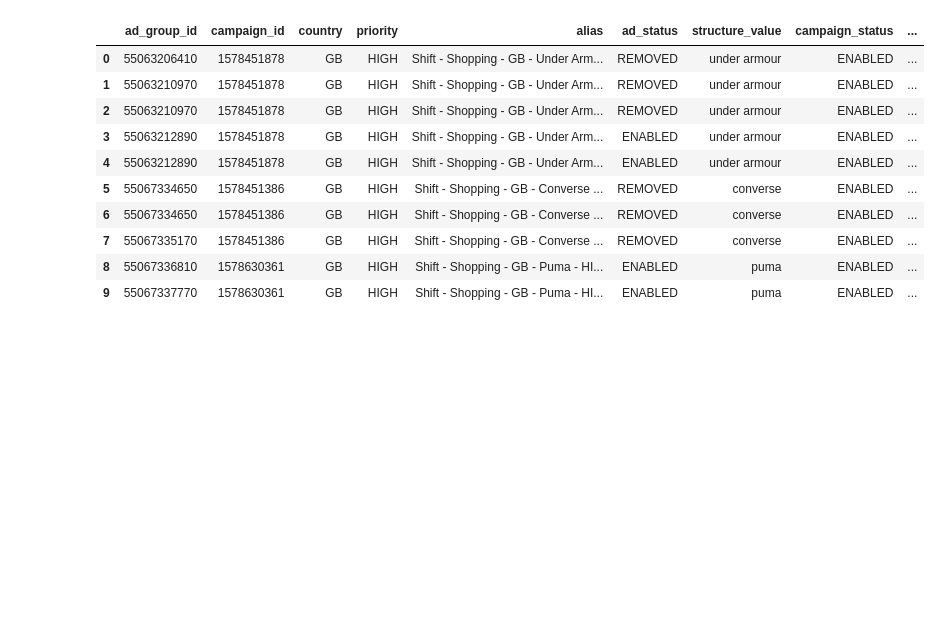
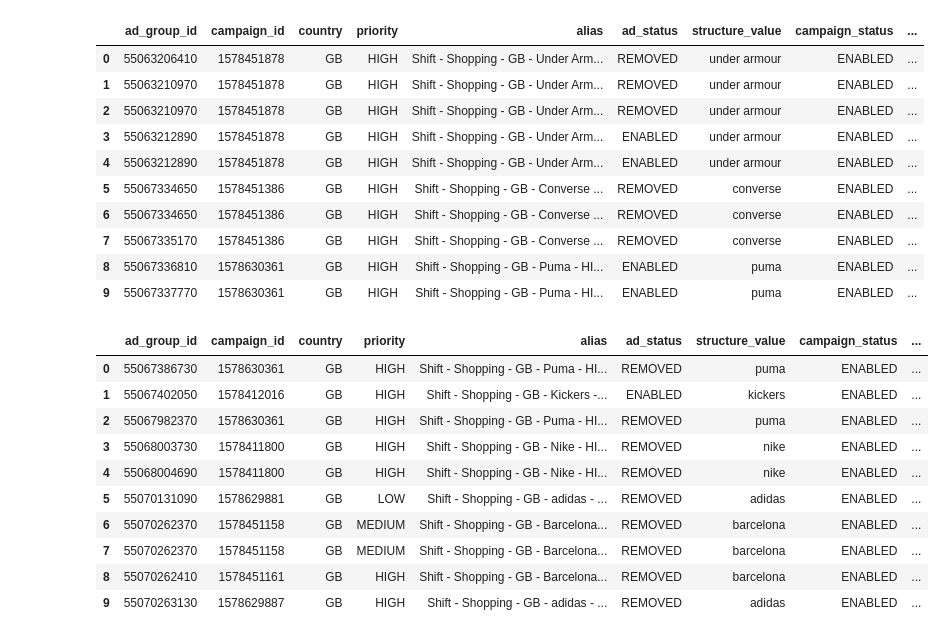
Before and after one commit to saeedfalowo/PublicRepo, a Jupyter notebook: (pandas ingest) - Bidnamic Python Data Engineering Challenge.ipynb, the cells around one changed output. Saved outputs shown, nothing was run; the diff lists cells and outputs as text; code cells hidden in the pictures; blank space fills up the shorter version.

```diff
--- a/Bidnamic Python Data Engineering Challenge (pandas ingest).ipynb
+++ b/(pandas ingest) - Bidnamic Python Data Engineering Challenge.ipynb
@@ -243,3 +243,17 @@ pd.read_sql("drop table if exists combined_tbl;\
 | 7 | 55067335170 | 1578451386 | GB | HIGH | Shift - Shopping - GB - Converse ... | REMOVED | converse | ENABLED | ... |
 | 8 | 55067336810 | 1578630361 | GB | HIGH | Shift - Shopping - GB - Puma - HI... | ENABLED | puma | ENABLED | ... |
 | 9 | 55067337770 | 1578630361 | GB | HIGH | Shift - Shopping - GB - Puma - HI... | ENABLED | puma | ENABLED | ... |
+# %%
+pd.read_sql("select * from combined_tbl where roas > 0 limit 10", engine)
+# %% [output]
+|  | ad_group_id | campaign_id | country | priority | alias | ad_status | structure_value | campaign_status | ... |
+| 0 | 55067386730 | 1578630361 | GB | HIGH | Shift - Shopping - GB - Puma - HI... | REMOVED | puma | ENABLED | ... |
+| 1 | 55067402050 | 1578412016 | GB | HIGH | Shift - Shopping - GB - Kickers -... | ENABLED | kickers | ENABLED | ... |
+| 2 | 55067982370 | 1578630361 | GB | HIGH | Shift - Shopping - GB - Puma - HI... | REMOVED | puma | ENABLED | ... |
+| 3 | 55068003730 | 1578411800 | GB | HIGH | Shift - Shopping - GB - Nike - HI... | REMOVED | nike | ENABLED | ... |
+| 4 | 55068004690 | 1578411800 | GB | HIGH | Shift - Shopping - GB - Nike - HI... | REMOVED | nike | ENABLED | ... |
+| 5 | 55070131090 | 1578629881 | GB | LOW | Shift - Shopping - GB - adidas - ... | REMOVED | adidas | ENABLED | ... |
+| 6 | 55070262370 | 1578451158 | GB | MEDIUM | Shift - Shopping - GB - Barcelona... | REMOVED | barcelona | ENABLED | ... |
+| 7 | 55070262370 | 1578451158 | GB | MEDIUM | Shift - Shopping - GB - Barcelona... | REMOVED | barcelona | ENABLED | ... |
+| 8 | 55070262410 | 1578451161 | GB | HIGH | Shift - Shopping - GB - Barcelona... | REMOVED | barcelona | ENABLED | ... |
+| 9 | 55070263130 | 1578629887 | GB | HIGH | Shift - Shopping - GB - adidas - ... | REMOVED | adidas | ENABLED | ... |
```
Also changed, not shown: parts of 1 cell of this notebook.
